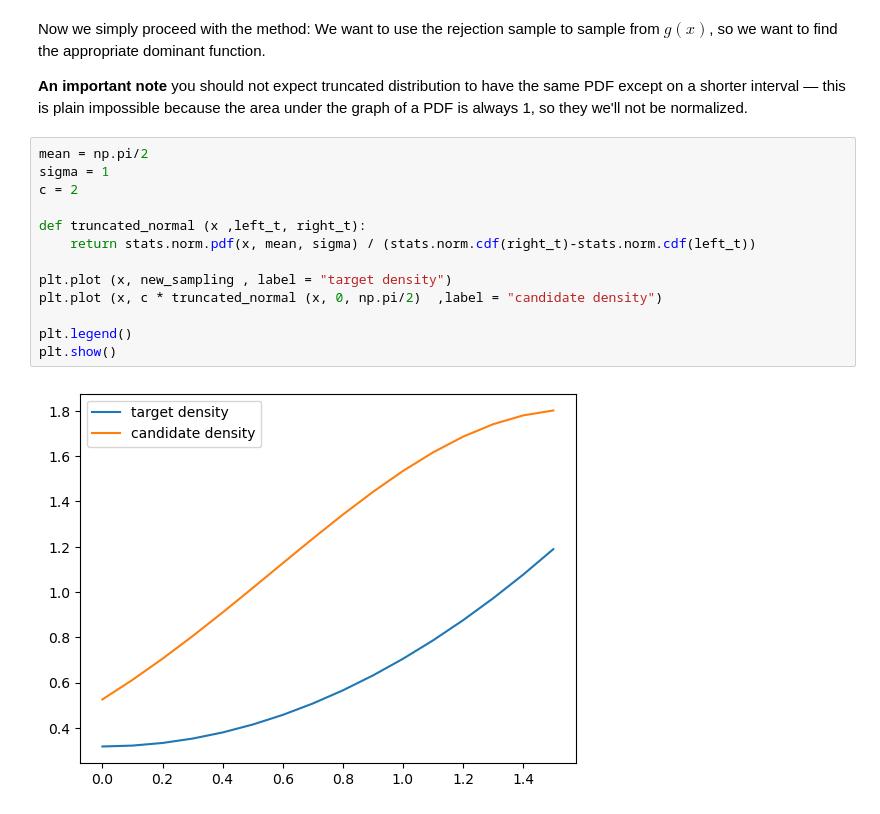
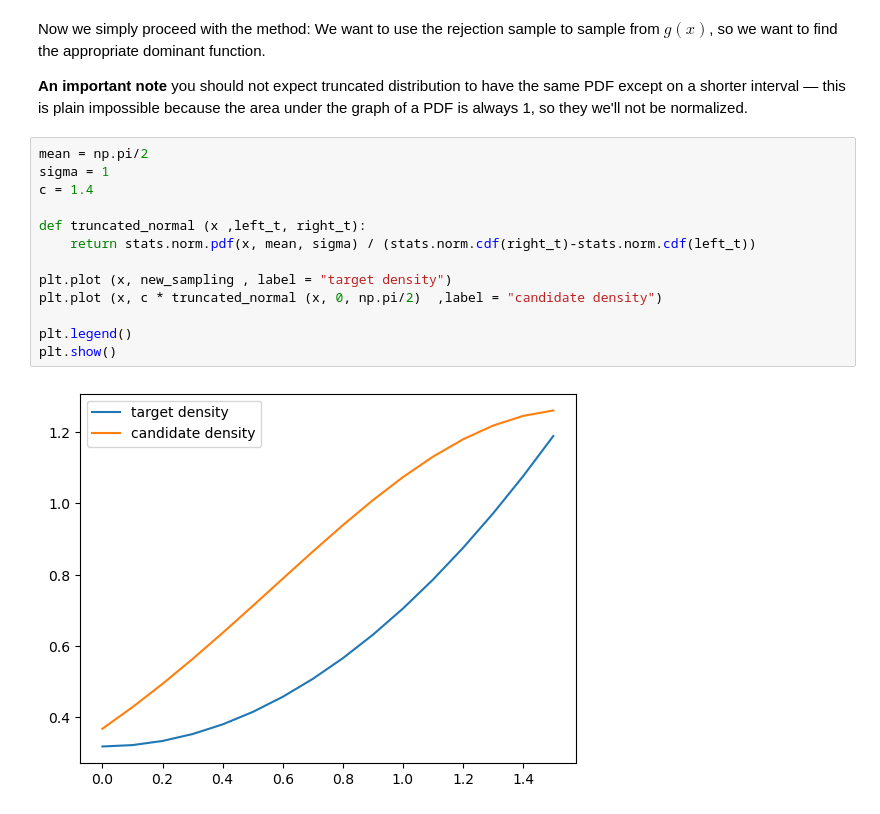
Before and after one commit to nunziatodamino/NMSM_2024, a Jupyter notebook: Block 1/Exercise 3 - Importance sampling.ipynb, the cells around one changed output. Drawn from its saved outputs; the diff is of its cells as text.

```diff
--- a/Block 1/Exercise 3 - Importance sampling.ipynb
+++ b/Block 1/Exercise 3 - Importance sampling.ipynb
@@ -98,18 +98,18 @@ function.
 # %%
 mean = np.pi/2
 sigma = 1
-c = 2
+c = 1.4
 
 def truncated_normal (x ,left_t, right_t):
     return stats.norm.pdf(x, mean, sigma) / (stats.norm.cdf(right_t)-stats.norm.cdf(left_t))
 
 plt.plot (x, new_sampling , label = "target density")
 plt.plot (x, c * truncated_normal (x, 0, np.pi/2)  ,label = "candidate density")
 
 plt.legend()
 plt.show()
 # %% [output]
-[figure, old version]
+[figure, new version]
 # %%
 numberSampledPoints = 2000
 loc=mean
```
Also changed, not shown: parts of 8 cells of this notebook, 13 other files.
